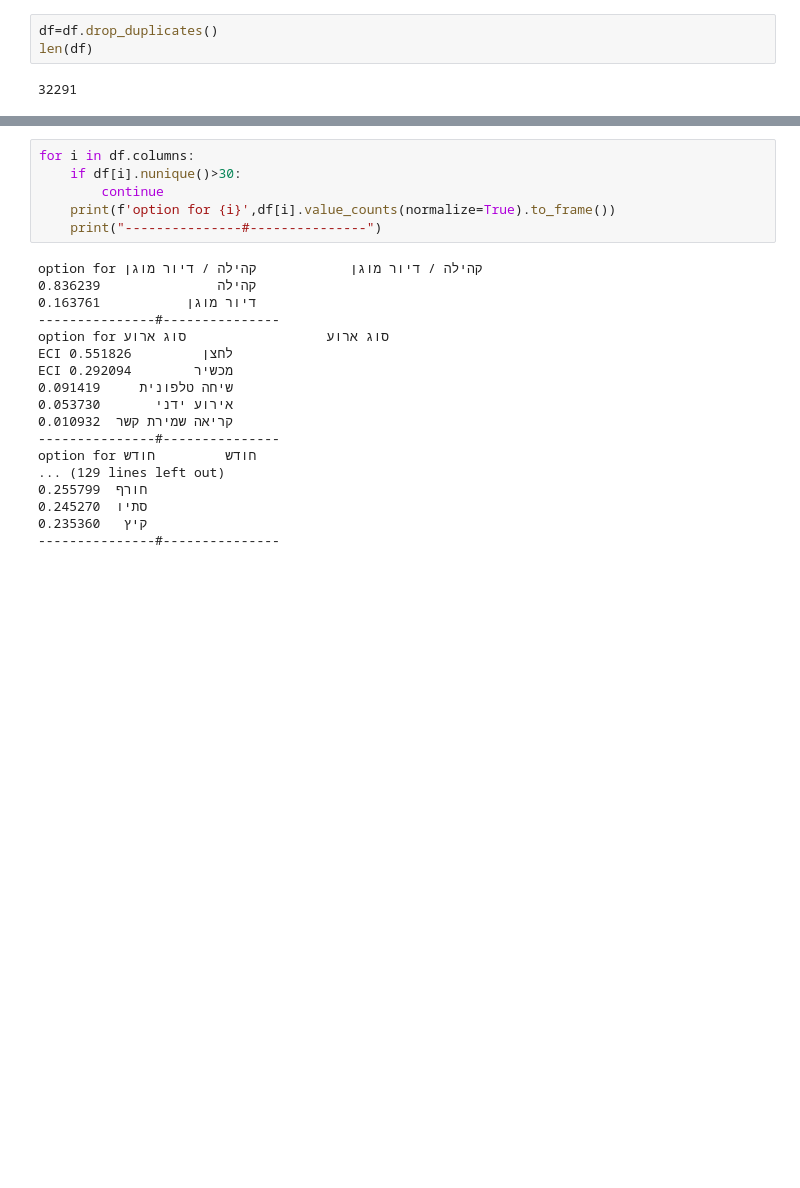
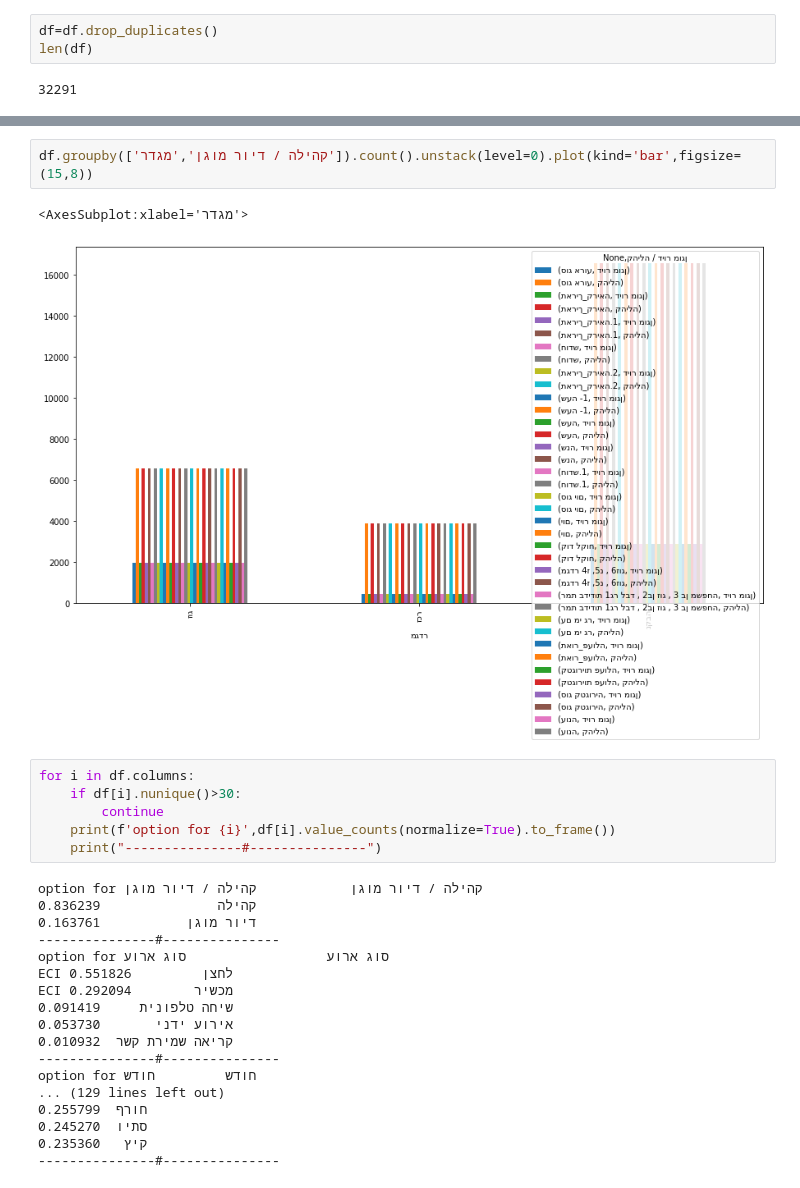
Before and after one commit to yarontal94/final_project, a Jupyter notebook: Untitled.ipynb, the cells around one changed output, grey strips where cells are left out. Saved outputs shown, nothing was run; the diff lists cells and outputs as text; blank space fills up the shorter version.

```diff
--- a/Untitled.ipynb
+++ b/Untitled.ipynb
@@ -154,3 +262,8 @@ TypeError: str() argument 2 must be str, not numpy.float64
+# %%
+df.groupby(['קהילה / דיור מוגן','מגדר']).count().unstack(level=0).plot(kind='bar',figsize=(15,8))
+# %% [output]
+<AxesSubplot:xlabel='מגדר'>
+[figure, added]
 # %%
 for i in df.columns:
     if df[i].nunique()>30:
```
Also changed, not shown: parts of 23 cells of this notebook.
